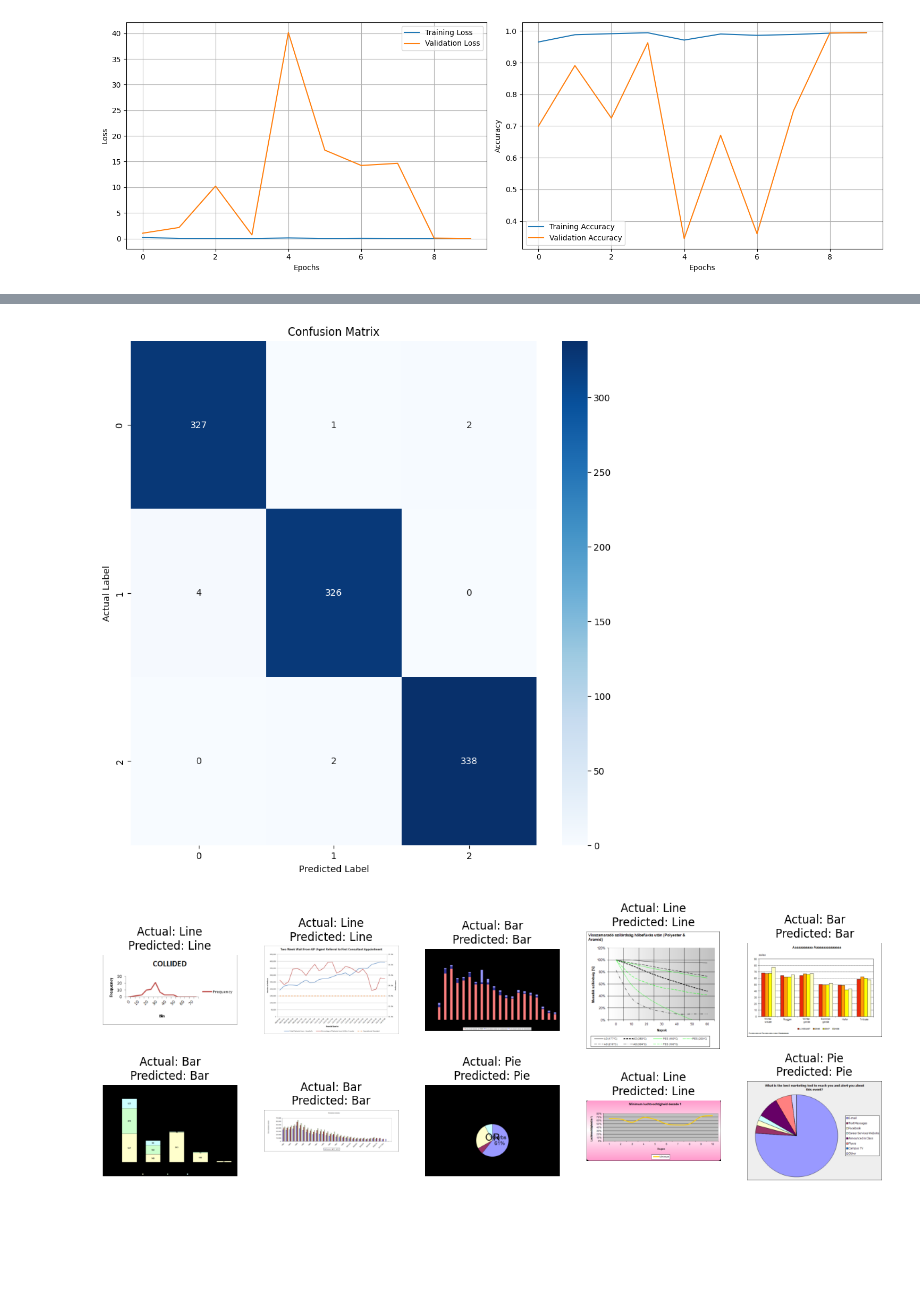
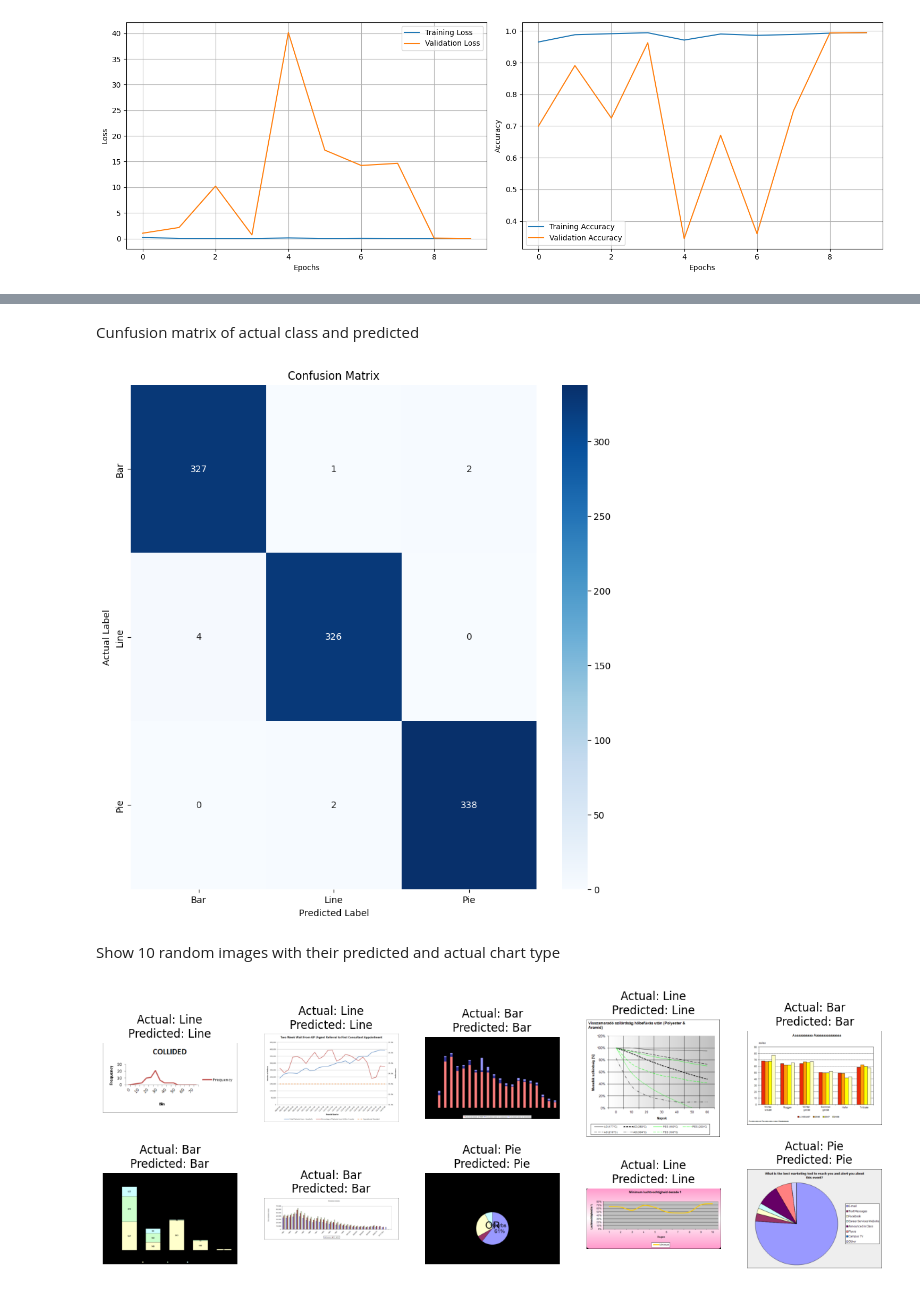
Before and after one commit to thangthewinner/ChartInsight, a Jupyter notebook: model/classification/mobilenetv2.ipynb, the cells around one changed output, grey strips where cells are left out. Saved outputs shown, nothing was run; the diff lists cells and outputs as text; code cells hidden in the pictures; blank space fills up the shorter version.

```diff
--- a/model/classification/mobilenetv2.ipynb
+++ b/model/classification/mobilenetv2.ipynb
@@ -291,0 +292,2 @@ weighted avg       0.99      0.99      0.99      1000
+# %% [markdown]
+Cunfusion matrix of actual class and predicted
@@ -292,11 +296,17 @@ weighted avg       0.99      0.99      0.99      1000
 # %%
 plt.figure(figsize=(10, 10))
-cm = confusion_matrix(true_labels, pred_labels)
+
 sns.heatmap(cm, annot=True, fmt='d', cmap='Blues')
+plt.xticks(ticks=np.arange(3) + 0.5, labels=CHARTS)
+plt.yticks(ticks=np.arange(3) + 0.5, labels=CHARTS)
+
 plt.xlabel('Predicted Label')
 plt.ylabel('Actual Label')
 plt.title('Confusion Matrix')
+
 plt.show()
 # %% [output]
-[figure, old version]
+[figure, new version]
+# %% [markdown]
+Show 10 random images with their predicted and actual chart type
 # %%
```
Also changed, not shown: parts of 19 cells of this notebook, 2 other files.
